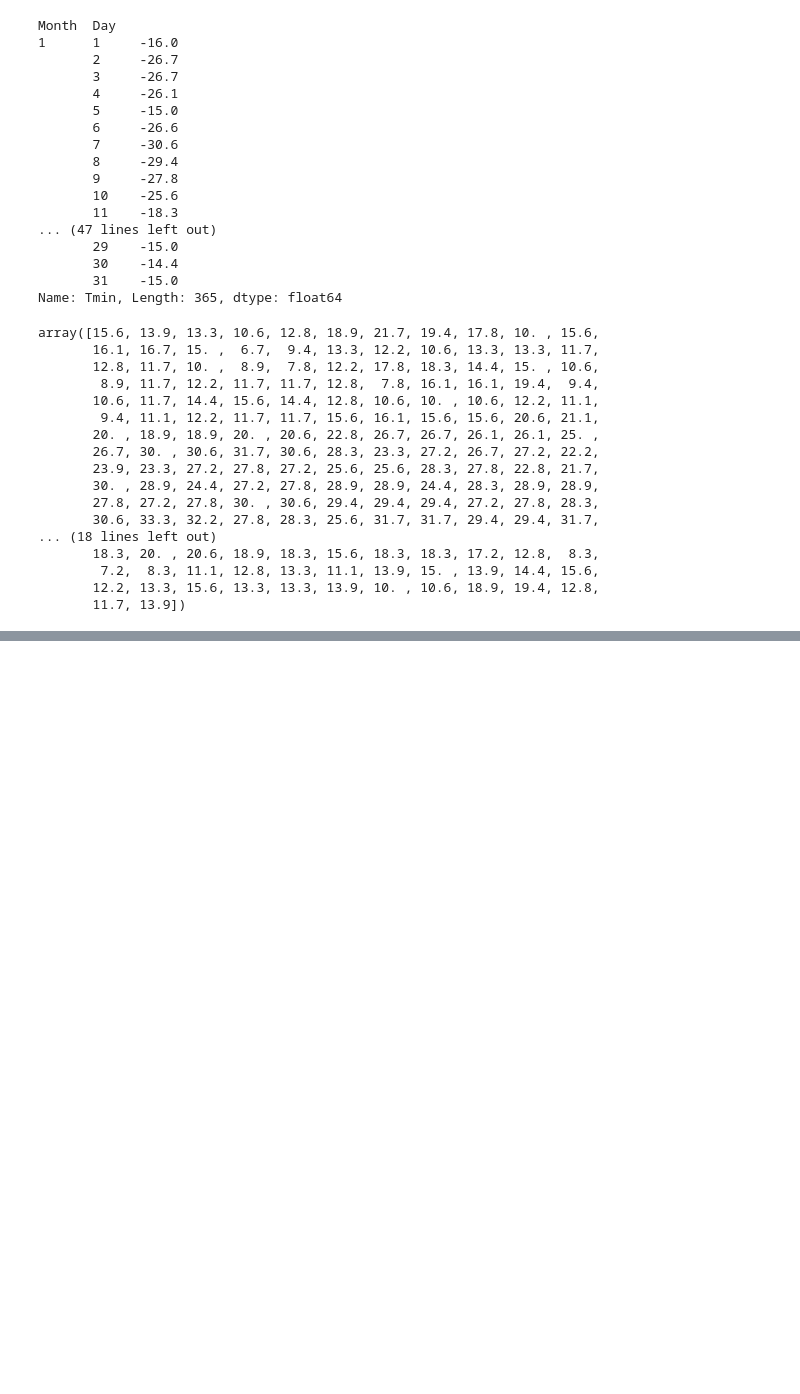
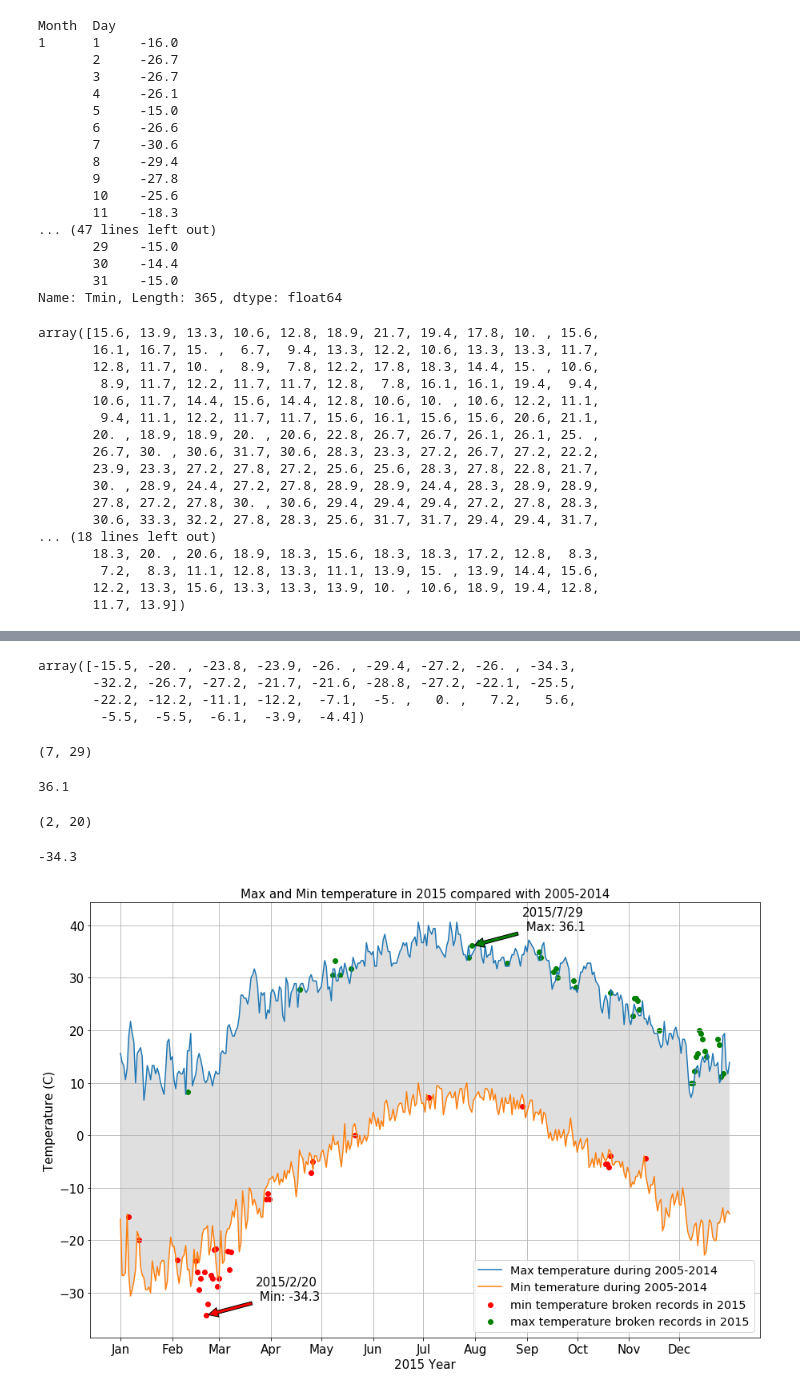
Before and after one commit to z-h-u-j-u-n/Coursera-Applied-Data-Science-with-Py, a Jupyter notebook: C2 Applied Plotting, Charting & Data Representation in Python/Ch2 Basic Charting/Assignment2.ipynb, the cells around one changed output, grey strips where cells are left out. Saved outputs shown, nothing was run; the diff lists cells and outputs as text; code cells hidden in the pictures; blank space fills up the shorter version.

```diff
--- a/C2 Applied Plotting, Charting & Data Representation in Python/Ch2 Basic Charting/Assignment2.ipynb
+++ b/C2 Applied Plotting, Charting & Data Representation in Python/Ch2 Basic Charting/Assignment2.ipynb
@@ -222,0 +307,3 @@ plt.show()
+# %%
+result = pd.merge(last10_result, y15_result, left_index=True, right_index=True, how='inner')
+result
@@ -222,0 +378,4 @@ plt.show()
+# %%
+brokenMinIndex = list(zip(result[result['brokenMin']].index.get_level_values(0), result[result['brokenMin']].index.get_level_values('Day')))
+brokenMaxIndex = list(zip(result[result['brokenMax']].index.get_level_values(0), result[result['brokenMax']].index.get_level_values('Day')))
+brokenMinIndex
@@ -222,0 +400,70 @@ plt.show()
+# %%
+result.loc[brokenMinIndex, '2015min'].values
+# %% [output]
+array([-15.5, -20. , -23.8, -23.9, -26. , -29.4, -27.2, -26. , -34.3,
+       -32.2, -26.7, -27.2, -21.7, -21.6, -28.8, -27.2, -22.1, -25.5,
+       -22.2, -12.2, -11.1, -12.2,  -7.1,  -5. ,   0. ,   7.2,   5.6,
+        -5.5,  -5.5,  -6.1,  -3.9,  -4.4])
+# %%
+idmax = result['2015max'].idxmax()
+idmax
+# %% [output]
+(7, 29)
+# %%
+result.loc[idmax, '2015max']
+# %% [output]
+36.1
+# %%
+idmin = result['2015min'].idxmin()
+idmin
+# %% [output]
+(2, 20)
+# %%
+result.loc[idmin, '2015min']
+# %% [output]
+-34.3
+# %%
+fig = plt.figure(figsize=(15, 10))
+ax1 = fig.add_subplot(111)
+
+# 作出近十年最大最小图
+ax1.plot(list(result.Tmax), '-', label='Max temperature during 2005-2014')
+ax1.plot(list(result.Tmin), '-', label='Min temerature during 2005-2014')
+ax1.fill_between(range(len(result)), result.Tmin, result.Tmax, facecolor='gray', alpha=0.25)
+ax1.grid(True)
+
+# 设置x，y轴坐标
+monthdays = [0, 31, 28, 31, 30, 31, 30, 31, 31, 30, 31, 30]
+months = ['Jan', 'Feb', 'Mar', 'Apr', 'May', 'Jun', 'Jul', 'Aug', 'Sep', 'Oct', 'Nov', 'Dec']
+xticks = np.cumsum(monthdays)
+plt.xticks(xticks, months, size=15)
+plt.yticks(size=15)
+plt.xlabel('2015 Year', size=15)
+plt.ylabel('Temperature (C)', size=15)
+
+# 作出2015年突破记录的温度值
+minarray = [xticks[i-1]+j for i, j in brokenMinIndex]
+maxarray = [xticks[i-1]+j for i, j in brokenMaxIndex]
+plt.scatter(minarray, result.loc[brokenMinIndex, '2015min'].values, c='r', label='min temperature broken records in 2015')
+plt.scatter(maxarray, result.loc[brokenMaxIndex, '2015max'].values, c='g', label='max temperature broken records in 2015')
+
+# 设置双坐标轴
+# ax2 = ax1.twinx()
+
+# 设置标注
+plt.annotate('2015/2/20\n Min: -34.3', xy=(xticks[idmin[0]-1]+idmin[1], result.loc[idmin, '2015min']),
+                 xytext=(xticks[idmin[0]-1]+idmin[1]+30, result.loc[idmin, '2015min']+3),
+                 arrowprops=dict(facecolor='red', shrink=0.05), size=15)
+plt.annotate('2015/7/29\n Max: 36.1', xy=(xticks[idmax[0]-1]+idmax[1], result.loc[idmax, '2015max']),
+                 xytext=(xticks[idmax[0]-1]+idmax[1]+30, result.loc[idmax, '2015max']+3),
+                 arrowprops=dict(facecolor='green', shrink=0.05), size=15)
+
+# 设置图例
+ax1.legend(loc='best', fontsize='x-large')
+
+# 设置标题
+plt.title('Max and Min temperature in 2015 compared with 2005-2014', size=15)
+plt.savefig('Assignment2.jpg')
+plt.show()
+# %% [output]
+[figure, added]
```
Also changed, not shown: parts of 10 cells of this notebook, 3 other files.
